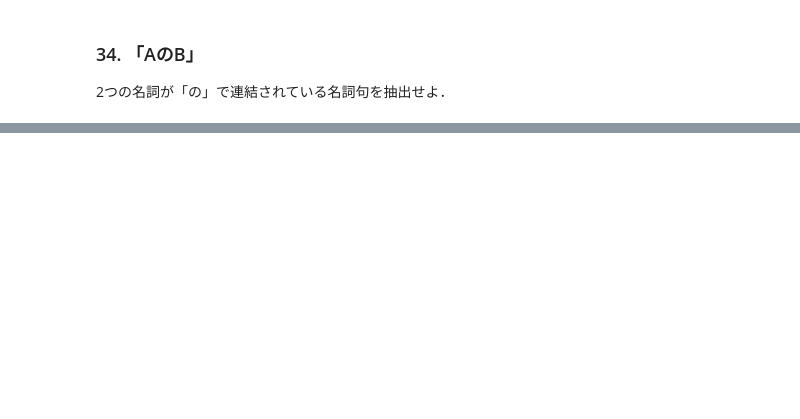
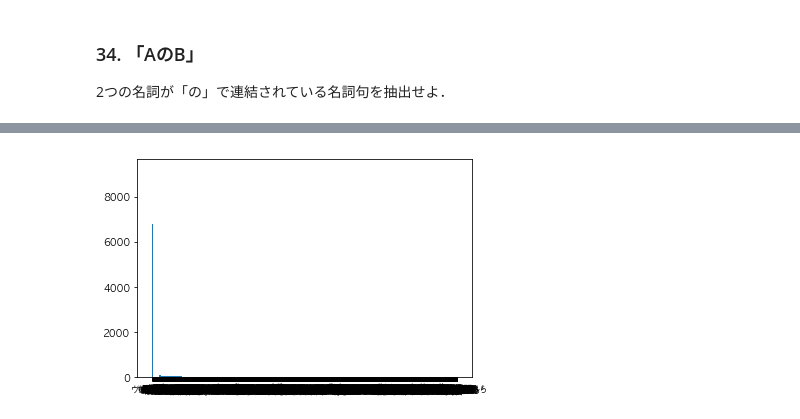
Before and after one commit to scapegoat06/NLP100knock, a Jupyter notebook: 100knock_chap4.ipynb, the cells around one changed output, grey strips where cells are left out. Drawn from its saved outputs; the diff is of its cells as text; code cells hidden in the pictures; blank space fills up the shorter version.

```diff
--- a/100knock_chap4.ipynb
+++ b/100knock_chap4.ipynb
@@ -113,0 +173,9 @@ SyntaxError: invalid syntax (<ipython-input-52-0e1eb79e57f3>, line 5)
+# %%
+left = np.arange(len(word_rank))
+height = np.array([x[1] for x in word_rank])
+label = [x[0] for x in word_rank]
+
+plt.bar(left, height, tick_label = label, align="center")
+plt.show()
+# %% [output]
+[figure, added]
```
Also changed, not shown: parts of 13 cells of this notebook, 7 other files.
